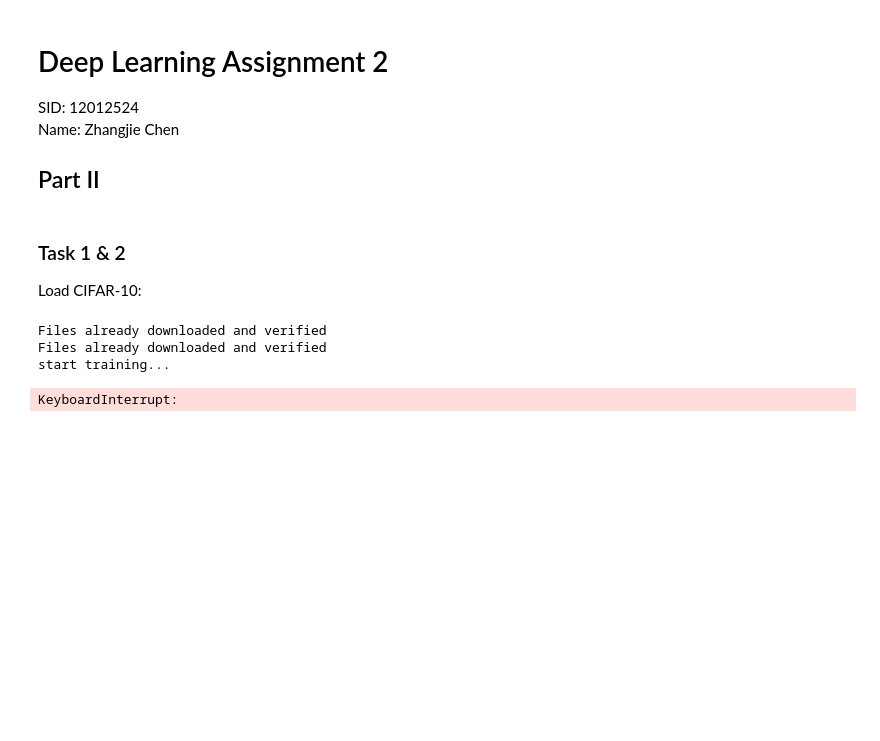
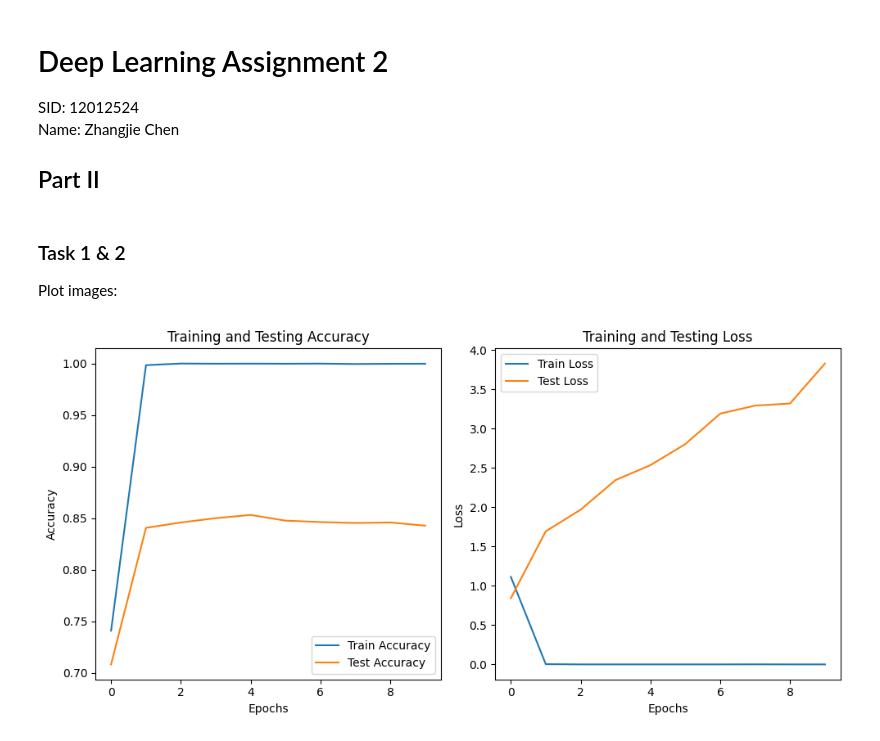
Before and after one commit to starga2er777/SUSTech_CS324, a Jupyter notebook: assignment2/Part 2/part_II.ipynb, the cells around one changed output. Saved outputs shown, nothing was run; the diff lists cells and outputs as text; code cells hidden in the pictures; blank space fills up the shorter version.

```diff
--- a/assignment2/Part 2/part_II.ipynb
+++ b/assignment2/Part 2/part_II.ipynb
@@ -8,31 +8,38 @@ Name: Zhangjie Chen
 # %% [markdown]
 ### Task 1 & 2
 
-Load CIFAR-10:
+Plot images:
-# %%
-import torch
-import torchvision.transforms as transforms
-import torchvision
-
-transform = transforms.Compose([
-    transforms.ToTensor(),
-    transforms.Normalize((0.5, 0.5, 0.5), (0.5, 0.5, 0.5))
-])
-
-# Define train parameters
-batch_size = 32
-
-# Load dataset
-cifar_train = torchvision.datasets.CIFAR10('../cifar10/', download=True, train=True, transform=transform)
-cifar_test = torchvision.datasets.CIFAR10('../cifar10/', download=True, train=False, transform=transform)
-
-cifar_train_dataloader = torch.utils.data.DataLoader(cifar_train, batch_size=batch_size)
-cifar_test_dataloader = torch.utils.data.DataLoader(cifar_test, batch_size=batch_size)
-
-import cnn_train
-cnn_train.train(cifar_train_dataloader, cifar_test_dataloader)
-# %% [output]
-Files already downloaded and verified
-Files already downloaded and verified
-start training...
-KeyboardInterrupt:
+# %%
+import numpy as np
+import matplotlib.pyplot as plt
+
+
+data = np.loadtxt('output.txt', skiprows=1)
+
+train_acc = data[:, 0]
+train_loss = data[:, 1]
+test_acc = data[:, 2]
+test_loss = data[:, 3]
+
+plt.figure(figsize=(10, 5))
+
+plt.subplot(1, 2, 1)
+plt.plot(train_acc, label='Train Accuracy')
+plt.plot(test_acc, label='Test Accuracy')
+plt.title('Training and Testing Accuracy')
+plt.xlabel('Epochs')
+plt.ylabel('Accuracy')
+plt.legend()
+
+plt.subplot(1, 2, 2)
+plt.plot(train_loss, label='Train Loss')
+plt.plot(test_loss, label='Test Loss')
+plt.title('Training and Testing Loss')
+plt.xlabel('Epochs')
+plt.ylabel('Loss')
+plt.legend()
+
+plt.tight_layout()
+plt.show()
+# %% [output]
+[figure, added]
```
Also changed, not shown: 16 other files.
